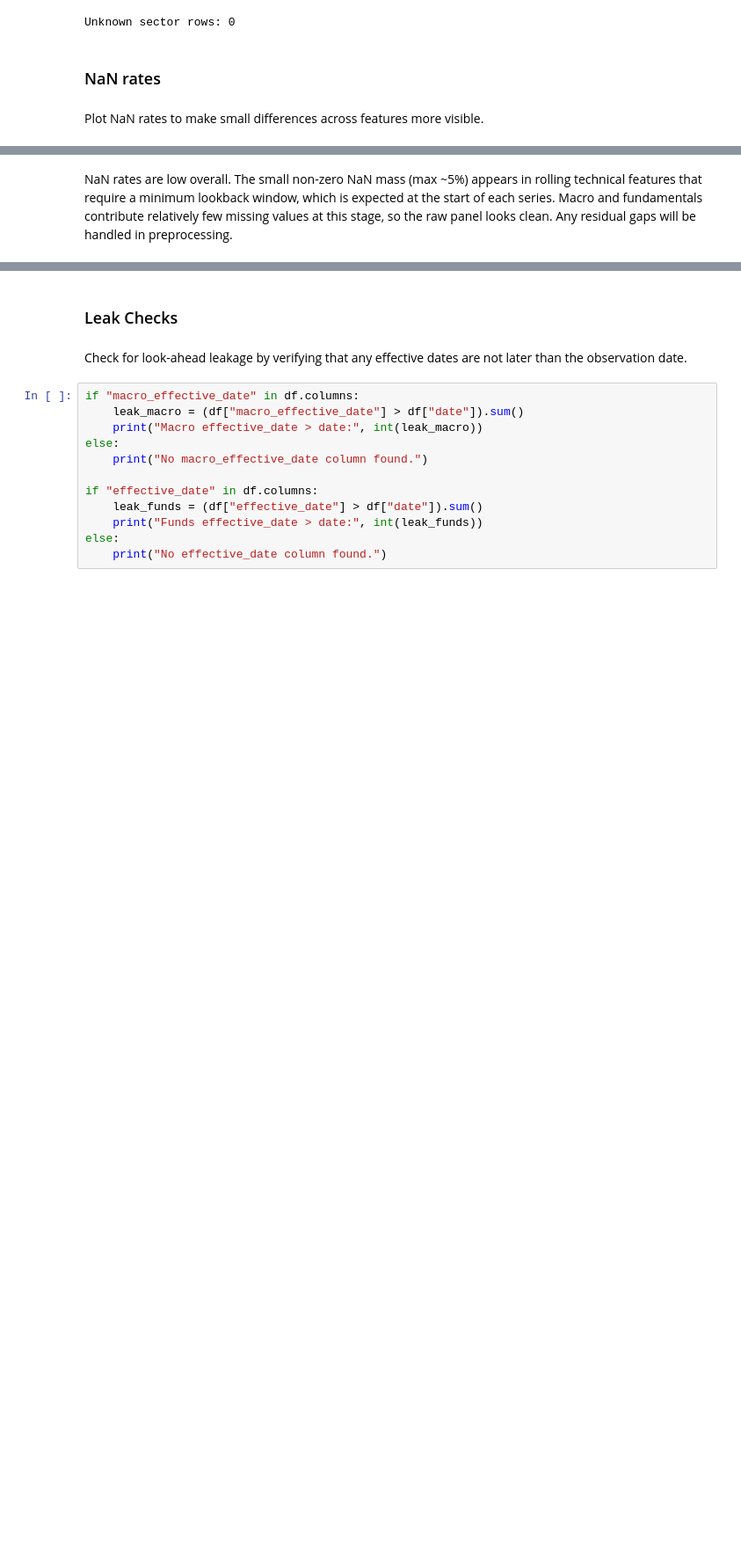
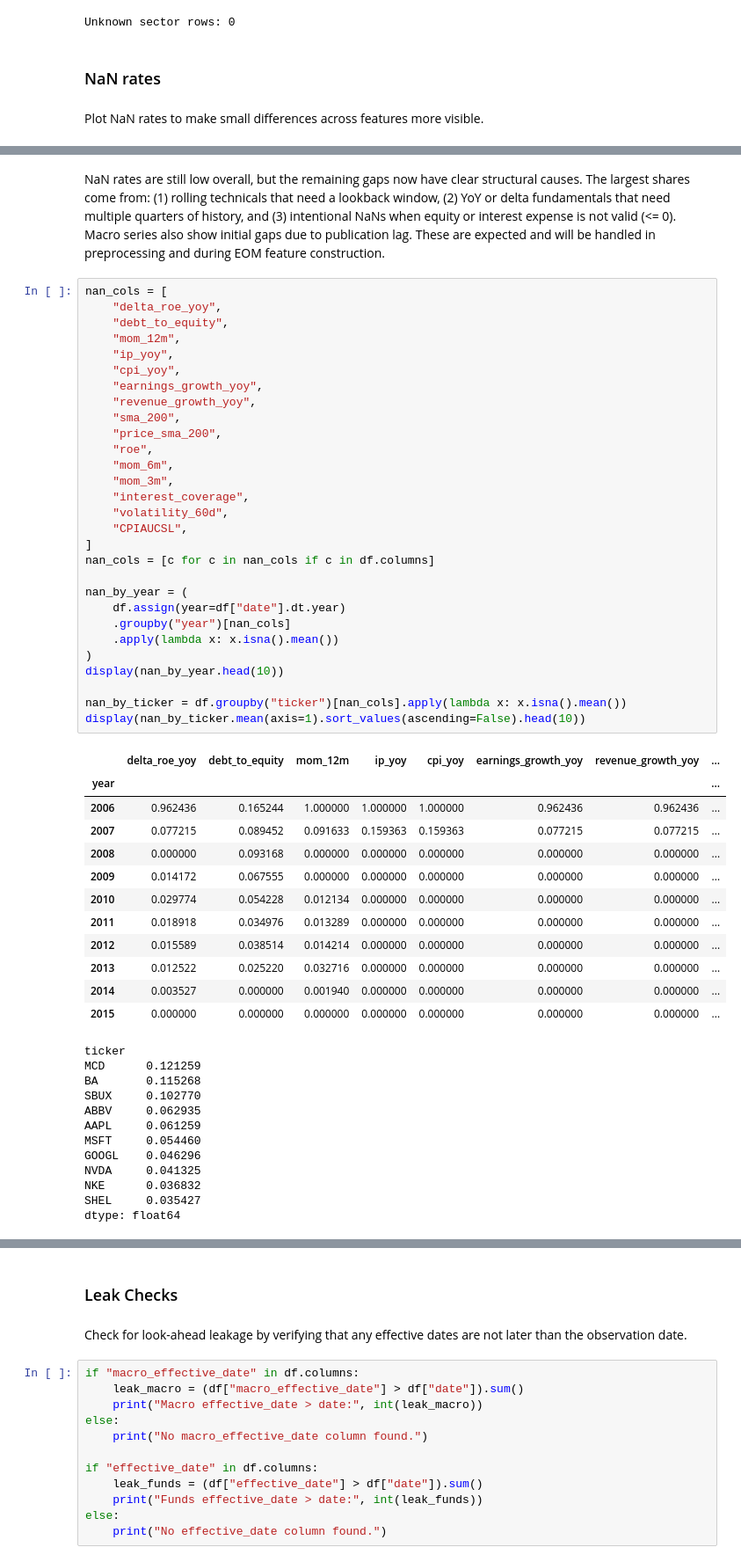
Before and after one commit to IgorDragone/hybrid-stock-prediction-thesis, a Jupyter notebook: notebooks/01_db_build.ipynb, the cells around one changed output, grey strips where cells are left out. Shown at 88% size. Drawn from its saved outputs; the diff is of its cells as text; blank space fills up the shorter version.

```diff
--- a/notebooks/01_db_build.ipynb
+++ b/notebooks/01_db_build.ipynb
@@ -386,7 +415,58 @@ volatility_60d         0.012373
 CPIAUCSL               0.011629
 dtype: float64
 # %% [markdown]
-NaN rates are low overall. The small non-zero NaN mass (max ~5%) appears in rolling technical
-features that require a minimum lookback window, which is expected at the start of each series.
-Macro and fundamentals contribute relatively few missing values at this stage, so the raw panel
-looks clean. Any residual gaps will be handled in preprocessing.
+NaN rates are still low overall, but the remaining gaps now have clear structural causes. The largest shares come from: (1) rolling technicals that need a lookback window, (2) YoY or delta fundamentals that need multiple quarters of history, and (3) intentional NaNs when equity or interest expense is not valid (<= 0). Macro series also show initial gaps due to publication lag. These are expected and will be handled in preprocessing and during EOM feature construction.
+# %%
+nan_cols = [
+    "delta_roe_yoy",
+    "debt_to_equity",
+    "mom_12m",
+    "ip_yoy",
+    "cpi_yoy",
+    "earnings_growth_yoy",
+    "revenue_growth_yoy",
+    "sma_200",
+    "price_sma_200",
+    "roe",
+    "mom_6m",
+    "mom_3m",
+    "interest_coverage",
+    "volatility_60d",
+    "CPIAUCSL",
+]
+nan_cols = [c for c in nan_cols if c in df.columns]
+
+nan_by_year = (
+    df.assign(year=df["date"].dt.year)
+    .groupby("year")[nan_cols]
+    .apply(lambda x: x.isna().mean())
+)
+display(nan_by_year.head(10))
+
+nan_by_ticker = df.groupby("ticker")[nan_cols].apply(lambda x: x.isna().mean())
+display(nan_by_ticker.mean(axis=1).sort_values(ascending=False).head(10))
+# %% [output]
+|  | delta_roe_yoy | debt_to_equity | mom_12m | ip_yoy | cpi_yoy | earnings_growth_yoy | revenue_growth_yoy | ... |
+| year |  |  |  |  |  |  |  | ... |
+| 2006 | 0.962436 | 0.165244 | 1.000000 | 1.000000 | 1.000000 | 0.962436 | 0.962436 | ... |
+| 2007 | 0.077215 | 0.089452 | 0.091633 | 0.159363 | 0.159363 | 0.077215 | 0.077215 | ... |
+| 2008 | 0.000000 | 0.093168 | 0.000000 | 0.000000 | 0.000000 | 0.000000 | 0.000000 | ... |
+| 2009 | 0.014172 | 0.067555 | 0.000000 | 0.000000 | 0.000000 | 0.000000 | 0.000000 | ... |
+| 2010 | 0.029774 | 0.054228 | 0.012134 | 0.000000 | 0.000000 | 0.000000 | 0.000000 | ... |
+| 2011 | 0.018918 | 0.034976 | 0.013289 | 0.000000 | 0.000000 | 0.000000 | 0.000000 | ... |
+| 2012 | 0.015589 | 0.038514 | 0.014214 | 0.000000 | 0.000000 | 0.000000 | 0.000000 | ... |
+| 2013 | 0.012522 | 0.025220 | 0.032716 | 0.000000 | 0.000000 | 0.000000 | 0.000000 | ... |
+| 2014 | 0.003527 | 0.000000 | 0.001940 | 0.000000 | 0.000000 | 0.000000 | 0.000000 | ... |
+| 2015 | 0.000000 | 0.000000 | 0.000000 | 0.000000 | 0.000000 | 0.000000 | 0.000000 | ... |
+ticker
+MCD      0.121259
+BA       0.115268
+SBUX     0.102770
+ABBV     0.062935
+AAPL     0.061259
+MSFT     0.054460
+GOOGL    0.046296
+NVDA     0.041325
+NKE      0.036832
+SHEL     0.035427
+dtype: float64
```
Also changed, not shown: parts of 18 cells of this notebook.
